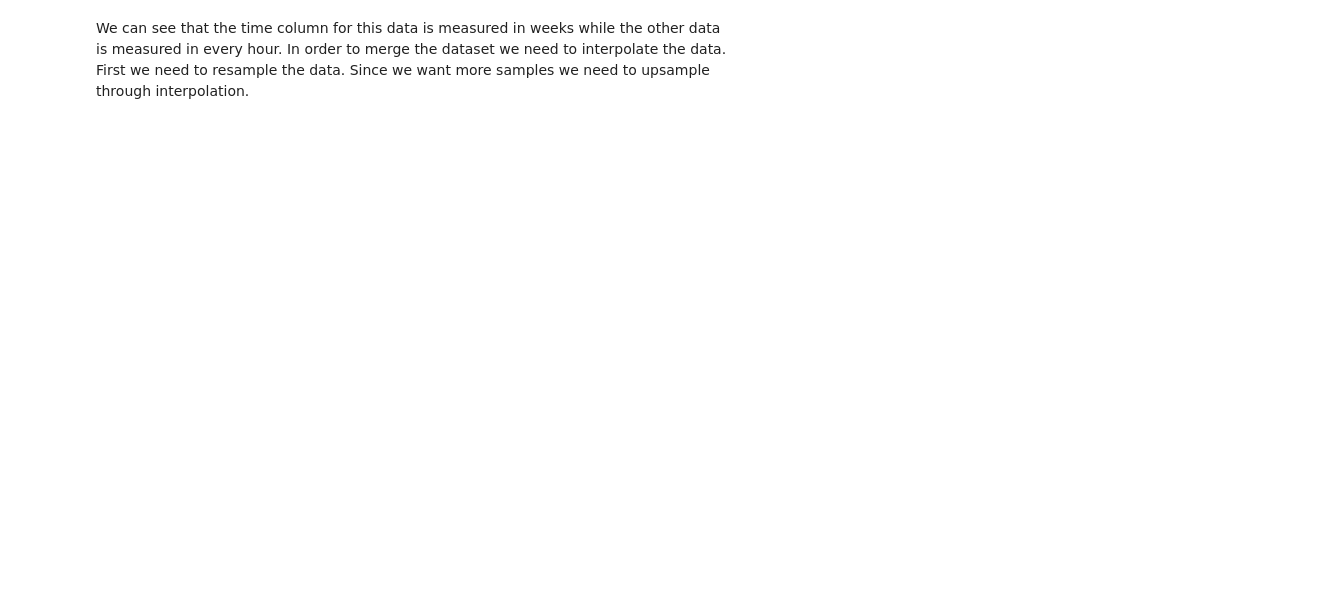
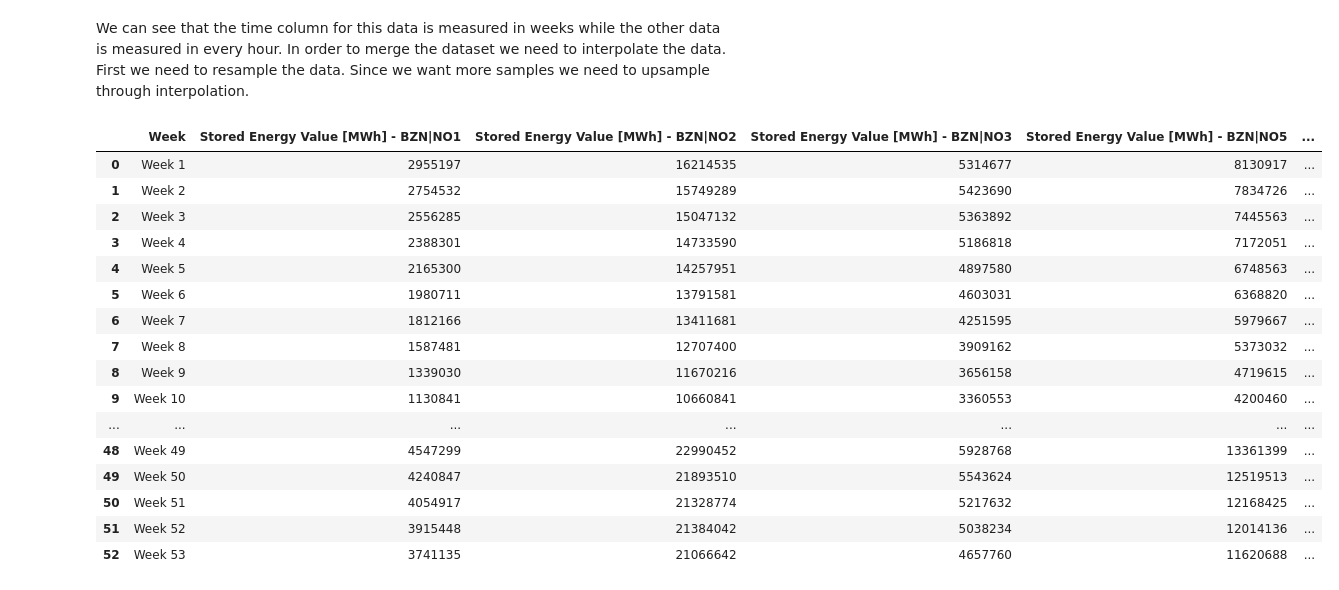
Before and after one commit to HIOF-Bachelor-Project-Group-7/Time-series-energy-price-prediction-bidding-zone-N01, a Jupyter notebook: code/Data aggregation of energy market bidding zone NO1.ipynb, the cells around one changed output. Saved outputs shown, nothing was run; the diff lists cells and outputs as text; code cells hidden in the pictures; blank space fills up the shorter version.

```diff
--- a/code/Data aggregation of energy market bidding zone NO1.ipynb
+++ b/code/Data aggregation of energy market bidding zone NO1.ipynb
@@ -370,15 +370,15 @@ The water reservoir dataset is measured with a weekly frequency while the other
 Reading in water levels as CSV with pandas library
 # %%
 # Loading in dataset for 2022
-water_level_NO1 = pd.read_csv("../datasets/water_level/NO1_Water_Reservoirs_and_Hydro_Storage_Plants_202201030000-202301020000.csv")
-water_level_NO2 = pd.read_csv("../datasets/water_level/NO2_Water_Reservoirs_and_Hydro_Storage Plants_202201030000-202301020000.csv")
-water_level_NO3 = pd.read_csv("../datasets/water_level/NO3_Water_Reservoirs_and_Hydro_Storage Plants_202201030000-202301020000.csv")
-water_level_NO5 = pd.read_csv("../datasets/water_level/NO5_Water_Reservoirs_and_Hydro_Storage Plants_202201030000-202301020000.csv")
-water_level_SE3 = pd.read_csv("../datasets/water_level/SE3_Water_Reservoirs_and_Hydro_Storage Plants_202201030000-202301020000.csv")
+water_level_NO1 = pd.read_csv("../datasets/water_level/NO1_2022_Water_Reservoirs_and_Hydro_Storage_Plants_202201030000-202301020000.csv")
+water_level_NO2 = pd.read_csv("../datasets/water_level/NO2_2022_Water_Reservoirs_and_Hydro_Storage Plants_202201030000-202301020000.csv")
+water_level_NO3 = pd.read_csv("../datasets/water_level/NO3_2022_Water_Reservoirs_and_Hydro_Storage Plants_202201030000-202301020000.csv")
+water_level_NO5 = pd.read_csv("../datasets/water_level/NO5_2022_Water_Reservoirs_and_Hydro_Storage Plants_202201030000-202301020000.csv")
+water_level_SE3 = pd.read_csv("../datasets/water_level/SE3_2022_Water_Reservoirs_and_Hydro_Storage Plants_202201030000-202301020000.csv")
 
 # Reading in only the first week of 2023
-water_level_NO1_2023 = pd.read_csv("../datasets/water_level/NO1_2023_Water Reservoirs and Hydro Storage Plants_202301020000-202401010000.csv")
-# water_level_NO2_2023 = pd.read_csv("../datasets/water_level/NO2_2023_Water Reservoirs and Hydro Storage Plants_202301020000-202401010000.csv", nrows=1)
-# water_level_NO3_2023 = pd.read_csv("../datasets/water_level/NO1_2023_Water Reservoirs and Hydro Storage Plants_202301020000-202401010000.csv", nrows=1)
-# water_level_NO5_2023 = pd.read_csv("../datasets/water_level/NO5_2023_Water Reservoirs and Hydro Storage Plants_202301020000-202401010000 (3).csv", nrows=1)
-# water_level_SE3_2023 = pd.read_csv("../datasets/water_level/SE3_2023_Water Reservoirs and Hydro Storage Plants_202301020000-202401010000.csv", nrows=1)
+water_level_NO1_2023 = pd.read_csv("../datasets/water_level/NO1_2023_Water Reservoirs and Hydro Storage Plants_202301020000-202401010000.csv", nrows=1)
+water_level_NO2_2023 = pd.read_csv("../datasets/water_level/NO2_2023_Water Reservoirs and Hydro Storage Plants_202301020000-202401010000.csv", nrows=1)
+water_level_NO3_2023 = pd.read_csv("../datasets/water_level/NO3_2023_Water Reservoirs and Hydro Storage Plants_202301020000-202401010000.csv", nrows=1)
+water_level_NO5_2023 = pd.read_csv("../datasets/water_level/NO5_2023_Water Reservoirs and Hydro Storage Plants_202301020000-202401010000.csv", nrows=1)
+water_level_SE3_2023 = pd.read_csv("../datasets/water_level/SE3_2023_Water Reservoirs and Hydro Storage Plants_202301020000-202401010000.csv", nrows=1)
@@ -397,0 +392,12 @@ water_level_SE3.head()
+# %%
+water_level_NO1_2023.at[0, 'Week'] = 'Week 53'
+water_level_NO2_2023.at[0, 'Week'] = 'Week 53'
+water_level_NO3_2023.at[0, 'Week'] = 'Week 53'
+water_level_NO5_2023.at[0, 'Week'] = 'Week 53'
+water_level_SE3_2023.at[0, 'Week'] = 'Week 53'
+# %%
+water_level_NO1 = pd.concat([water_level_NO1, water_level_NO1_2023], ignore_index= True)
+water_level_NO2 = pd.concat([water_level_NO2, water_level_NO2_2023], ignore_index= True)
+water_level_NO3 = pd.concat([water_level_NO3, water_level_NO3_2023], ignore_index= True)
+water_level_NO5 = pd.concat([water_level_NO5, water_level_NO5_2023], ignore_index= True)
+water_level_SE3 = pd.concat([water_level_SE3, water_level_SE3_2023], ignore_index= True)
@@ -400,10 +426,28 @@ We can see that the time column for this data is measured in weeks while the oth
 # %%
 # Merging the import export datasets
 water_level_dataframes = [water_level_NO1, water_level_NO2, water_level_NO3, water_level_NO5, water_level_SE3]
 water_level_dataframes = reduce(lambda left, right: pd.merge(left,right, on=['Week']), water_level_dataframes)
 
 # printing out the 5 first rows of the resulting dataframe
-water_level_dataframes.head()
+water_level_dataframes
+# %% [output]
+|  | Week | Stored Energy Value [MWh] - BZN|NO1 | Stored Energy Value [MWh] - BZN|NO2 | Stored Energy Value [MWh] - BZN|NO3 | Stored Energy Value [MWh] - BZN|NO5 | ... |
+| 0 | Week 1 | 2955197 | 16214535 | 5314677 | 8130917 | ... |
+| 1 | Week 2 | 2754532 | 15749289 | 5423690 | 7834726 | ... |
+| 2 | Week 3 | 2556285 | 15047132 | 5363892 | 7445563 | ... |
+| 3 | Week 4 | 2388301 | 14733590 | 5186818 | 7172051 | ... |
+| 4 | Week 5 | 2165300 | 14257951 | 4897580 | 6748563 | ... |
+| 5 | Week 6 | 1980711 | 13791581 | 4603031 | 6368820 | ... |
+| 6 | Week 7 | 1812166 | 13411681 | 4251595 | 5979667 | ... |
+| 7 | Week 8 | 1587481 | 12707400 | 3909162 | 5373032 | ... |
+| 8 | Week 9 | 1339030 | 11670216 | 3656158 | 4719615 | ... |
+| 9 | Week 10 | 1130841 | 10660841 | 3360553 | 4200460 | ... |
+| ... | ... | ... | ... | ... | ... | ... |
+| 48 | Week 49 | 4547299 | 22990452 | 5928768 | 13361399 | ... |
+| 49 | Week 50 | 4240847 | 21893510 | 5543624 | 12519513 | ... |
+| 50 | Week 51 | 4054917 | 21328774 | 5217632 | 12168425 | ... |
+| 51 | Week 52 | 3915448 | 21384042 | 5038234 | 12014136 | ... |
+| 52 | Week 53 | 3741135 | 21066642 | 4657760 | 11620688 | ... |
 # %%
 
 # remvoing 'weeek' from values in 'Week' column
```
Also changed, not shown: parts of 23 cells of this notebook, 10 other files.
